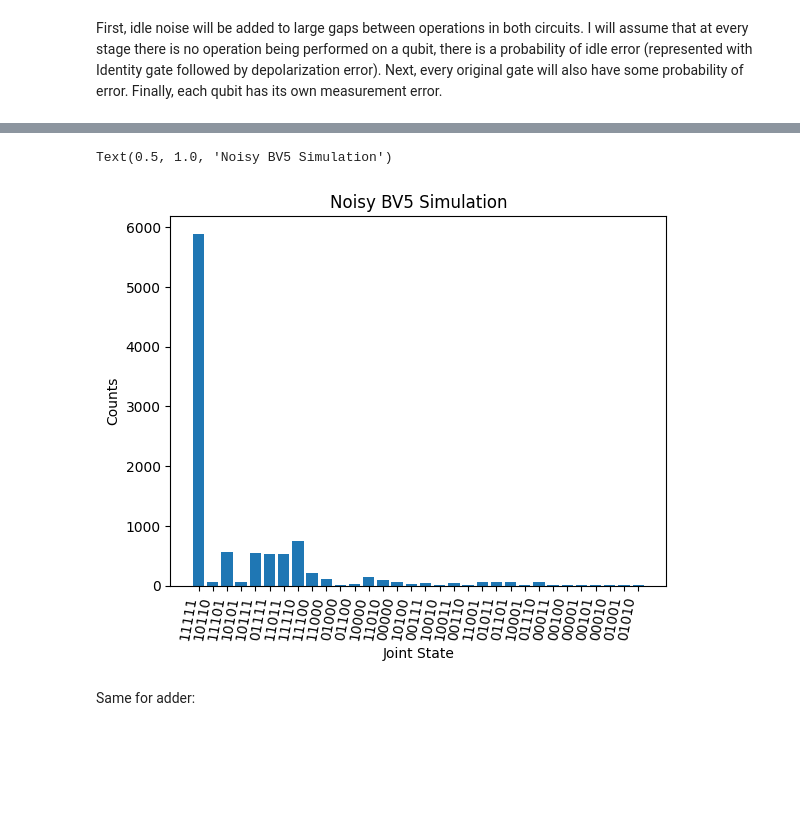
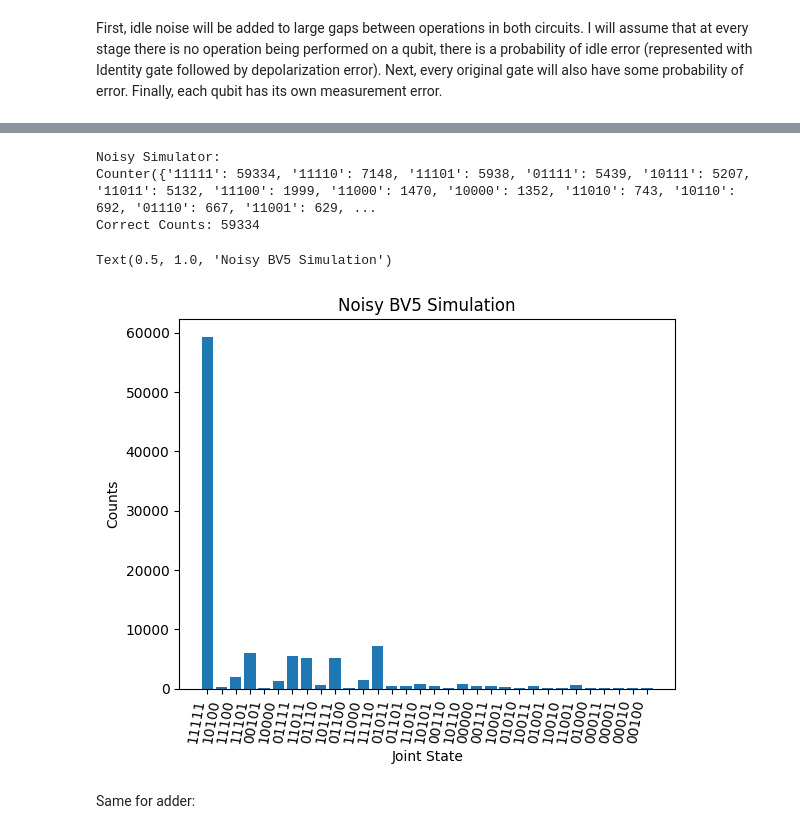
Before and after one commit to pchyrchala/NISQ-Optimization-ADAPT-Using-Mid-Circuit-Measurement, a Jupyter notebook: results.ipynb, the cells around one changed output, grey strips where cells are left out. Drawn from its saved outputs; the diff is of its cells as text; code cells hidden in the pictures; blank space fills up the shorter version.

```diff
--- a/results.ipynb
+++ b/results.ipynb
@@ -24,9 +20,10 @@ BV5.h(0).h(1).h(2).h(3).h(4)
 BV5.measure(0).measure(1).measure(2).measure(3).measure(4)
 
 print(BV5)
+num_shots = 100000
 
 local_device = LocalSimulator()
-task = local_device.run(BV5, shots=10000)
+task = local_device.run(BV5, shots=num_shots)
 BV5_counts = task.result().measurement_counts
 print("\nDefault Simulator: ")
 print(BV5_counts)
@@ -153,7 +150,7 @@ Noisy_BV5.measure(0).measure(1).measure(2).measure(3).measure(4)
 print(Noisy_BV5)
 
 noisy_local_device = LocalSimulator("braket_dm")
-task = noisy_local_device.run(Noisy_BV5, shots=10000)
+task = noisy_local_device.run(Noisy_BV5, shots=num_shots)
 Noisy_BV5_counts = task.result().measurement_counts
 print("\nNoisy Simulator: ")
 print(Noisy_BV5_counts)
@@ -184,5 +181,8 @@ Correct Counts: 5892
-Text(0.5, 1.0, 'Noisy BV5 Simulation')
+Noisy Simulator:
+Counter({'11111': 59334, '11110': 7148, '11101': 5938, '01111': 5439, '10111': 5207, '11011': 5132, '11100': 1999, '11000': 1470, '10000': 1352, '11010': 743, '10110': 692, '01110': 667, '11001': 629, ...
+Correct Counts: 59334
+Text(0.5, 1.0, 'Noisy BV5 Simulation')
-[figure, old version]
+[figure, new version]
 # %% [markdown]
 Same for adder:
 # %%
```
Also changed, not shown: parts of 12 cells of this notebook.
